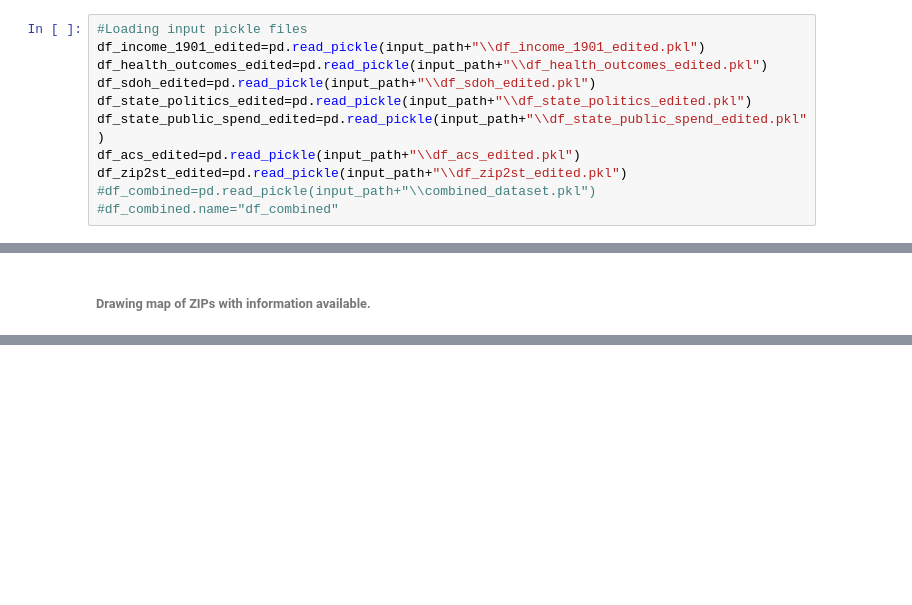
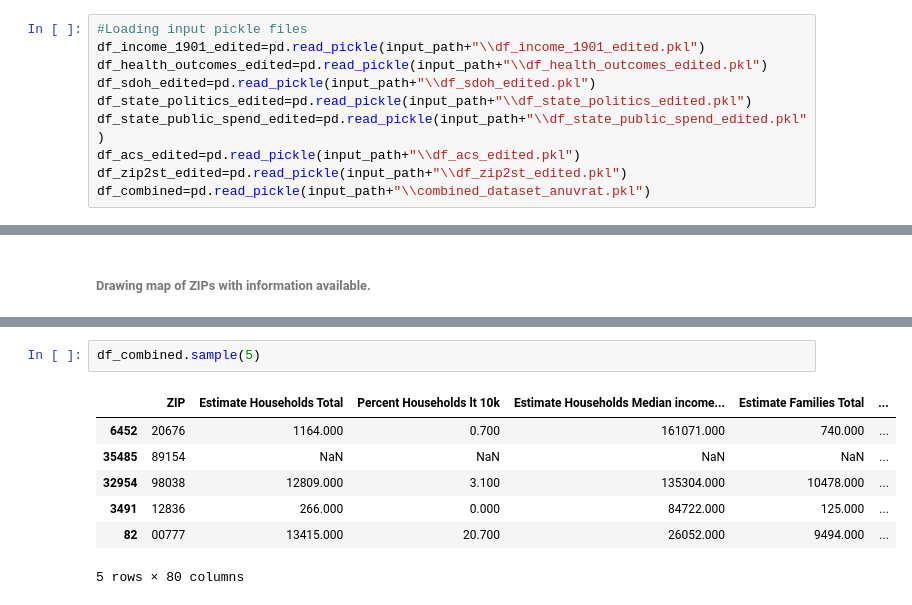
Before and after one commit to anuvrat-umich/siads_milestone1, a Jupyter notebook: src/exploratory_data_analysis.ipynb, the cells around one changed output, grey strips where cells are left out. Cells and saved outputs as stored; diff of their text form; blank space fills up the shorter version.

```diff
--- a/src/exploratory_data_analysis.ipynb
+++ b/src/exploratory_data_analysis.ipynb
@@ -28,8 +28,7 @@ df_state_politics_edited=pd.read_pickle(input_path+"\\df_state_politics_edited.p
 df_state_public_spend_edited=pd.read_pickle(input_path+"\\df_state_public_spend_edited.pkl")
 df_acs_edited=pd.read_pickle(input_path+"\\df_acs_edited.pkl")
 df_zip2st_edited=pd.read_pickle(input_path+"\\df_zip2st_edited.pkl")
-#df_combined=pd.read_pickle(input_path+"\\combined_dataset.pkl")
-#df_combined.name="df_combined"
+df_combined=pd.read_pickle(input_path+"\\combined_dataset_anuvrat.pkl")
 # %% [markdown]
 ##### Checking basic file structure
 # %%
@@ -412 +422,11 @@ df_health_outcomes_edited.head(1)
+# %%
+df_combined.sample(5)
+# %% [output]
+|  | ZIP | Estimate Households Total | Percent Households lt 10k | Estimate Households Median income... | Estimate Families Total | ... |
+| 6452 | 20676 | 1164.000 | 0.700 | 161071.000 | 740.000 | ... |
+| 35485 | 89154 | NaN | NaN | NaN | NaN | ... |
+| 32954 | 98038 | 12809.000 | 3.100 | 135304.000 | 10478.000 | ... |
+| 3491 | 12836 | 266.000 | 0.000 | 84722.000 | 125.000 | ... |
+| 82 | 00777 | 13415.000 | 20.700 | 26052.000 | 9494.000 | ... |
+5 rows × 80 columns
 # %%
```
Also changed, not shown: parts of 3 cells of this notebook, 2 other files.
